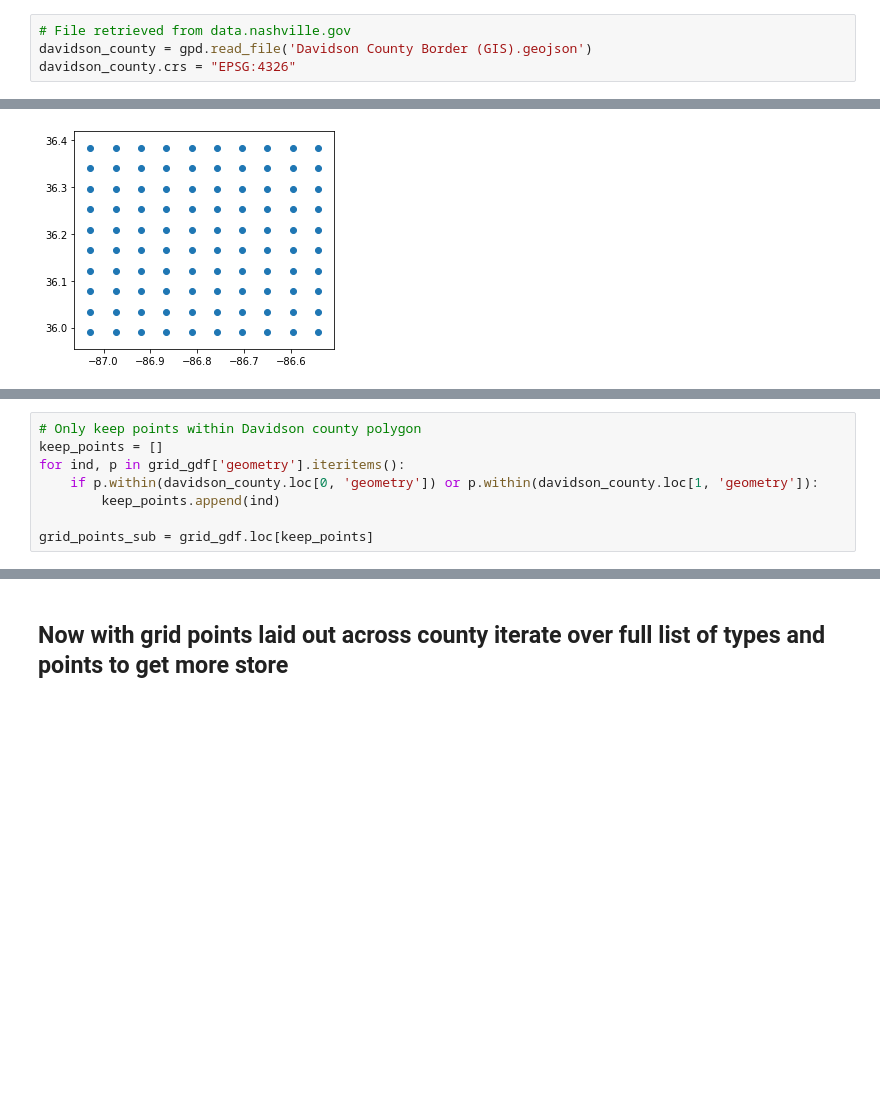
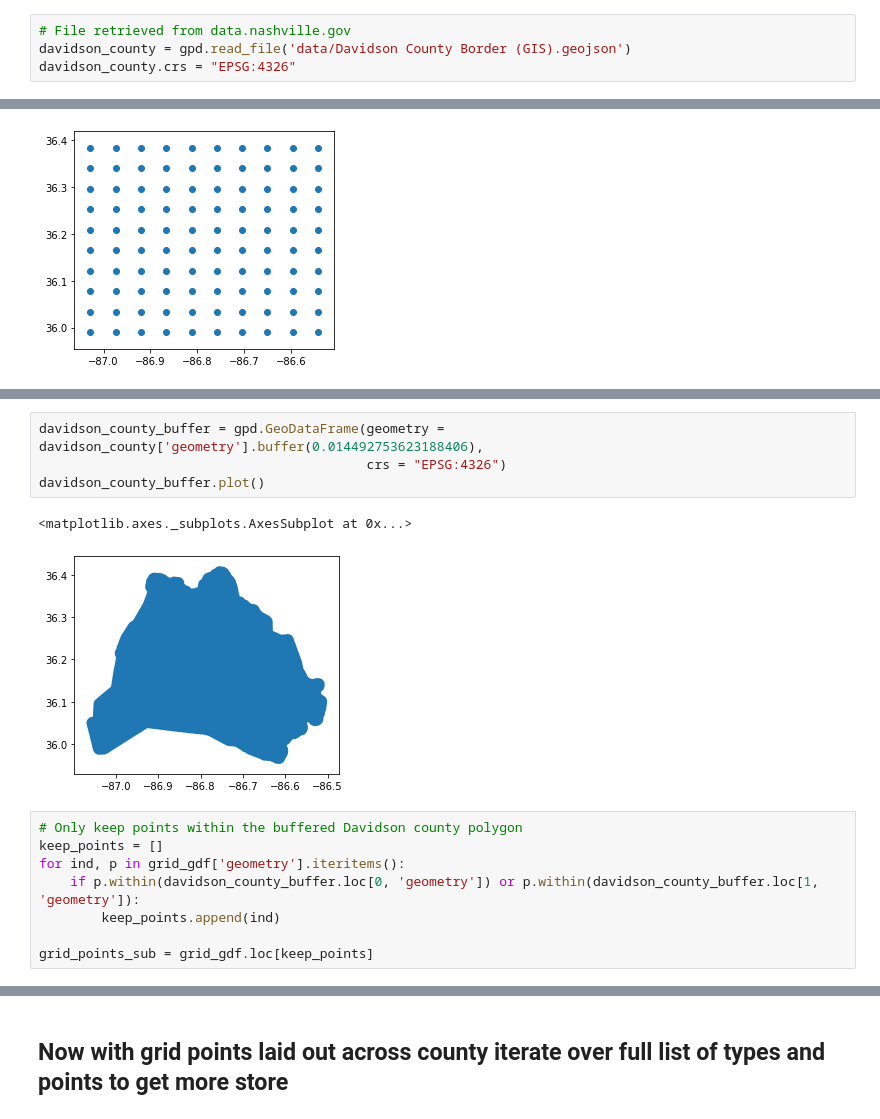
Before and after one commit to raom1/nashville-food-deserts, a Jupyter notebook: grocery_google_api_test.ipynb, the cells around one changed output, grey strips where cells are left out. Saved outputs shown, nothing was run; the diff lists cells and outputs as text; blank space fills up the shorter version.

```diff
--- a/grocery_google_api_test.ipynb
+++ b/grocery_google_api_test.ipynb
@@ -103,7 +105,7 @@ len(multiple_stores_20_mi_radius)
 #### Start out by making a grid over the county
 # %%
 # File retrieved from data.nashville.gov
-davidson_county = gpd.read_file('Davidson County Border (GIS).geojson')
+davidson_county = gpd.read_file('data/Davidson County Border (GIS).geojson')
 davidson_county.crs = "EPSG:4326"
 # %%
 davidson_county.boundary.plot();
@@ -154,8 +160,15 @@ grid_gdf.plot()
+# %%
+davidson_county_buffer = gpd.GeoDataFrame(geometry = davidson_county['geometry'].buffer(0.014492753623188406),
+                                          crs = "EPSG:4326")
+davidson_county_buffer.plot()
+# %% [output]
+<matplotlib.axes._subplots.AxesSubplot at 0x...>
+[figure, added]
 # %%
-# Only keep points within Davidson county polygon
+# Only keep points within the buffered Davidson county polygon
 keep_points = []
 for ind, p in grid_gdf['geometry'].iteritems():
-    if p.within(davidson_county.loc[0, 'geometry']) or p.within(davidson_county.loc[1, 'geometry']):
+    if p.within(davidson_county_buffer.loc[0, 'geometry']) or p.within(davidson_county_buffer.loc[1, 'geometry']):
         keep_points.append(ind)
 
 grid_points_sub = grid_gdf.loc[keep_points]
```
Also changed, not shown: parts of 33 cells of this notebook.
